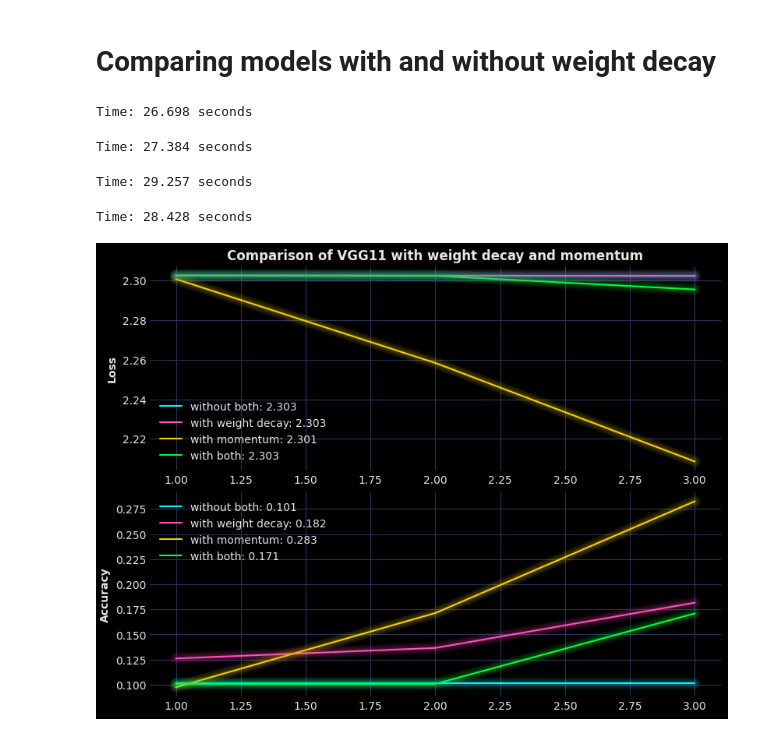
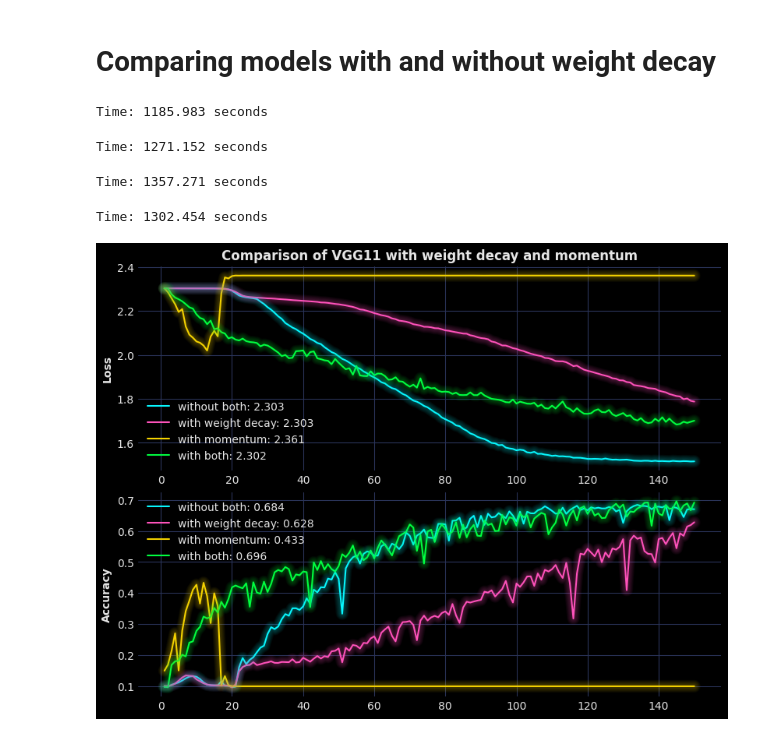
Before and after one commit to Yolonek/MachineLearningApplications, a Jupyter notebook: 4.AdvancedCNN/4.1-AdvancedCNN.ipynb, the cells around one changed output. Cells and saved outputs as stored; diff of their text form; code cells hidden in the pictures.

```diff
--- a/4.AdvancedCNN/4.1-AdvancedCNN.ipynb
+++ b/4.AdvancedCNN/4.1-AdvancedCNN.ipynb
@@ -23,8 +23,8 @@ class LearningParameters:
     cpu_count: int = os.cpu_count()
     learning_rate: float = 0.05
     momentum: float = 0.9
-    weight_decay: float = 0.001
-    epochs: int = 3
+    weight_decay: float = 0.0001
+    epochs: int = 150
     device: torch.device = torch.device(
         'cuda' if torch.cuda.is_available() else 'cpu')
     dropout: float = 0.3
@@ -95,7 +95,7 @@ plot_random_images(train_data, (7, 7), classes)
 # %%
 class ModularVGG(nn.Module):
     """
-    VGG model that can be extended freely
+    VGG model that can be arbitrary extended
     """
     def __init__(self, input_layer_size: int, num_of_classes: int, image_size: int, config: Dict):
         super(ModularVGG, self).__init__()
@@ -265,7 +265,7 @@ def plot_loss_and_accuracy(title, epochs, loss_dict, accuracy_dict, file):
         figure, axes = plt.subplots(2, 1, layout='constrained', figsize=(8, 6))
         x_axis = range(1, epochs + 1)
         for loss_type, loss in loss_dict.items():
-            axes[0].plot(x_axis, loss, label=f'{loss_type}: {max(loss):.3f}')
+            axes[0].plot(x_axis, loss, label=f'{loss_type}: {min(loss):.3f}')
         axes[0].set(ylabel='Loss', title=title)
         axes[0].legend()
         enhance_plot(figure, axes[0], glow=True)
@@ -346,9 +346,9 @@ Normalizing images leads to faster training and higher saturation accuracy
 # Comparing models with and without weight decay
 # %%
 config = {'without both': (0, 0),
-          'with weight decay': (0.001, 0),
-          'with momentum': (0, 0.9),
-          'with both': (0.001, 0.9)}
+          'with weight decay': (PARAMS.weight_decay, 0),
+          'with momentum': (0, PARAMS.momentum),
+          'with both': (PARAMS.weight_decay, PARAMS.momentum)}
 loss_dict = {}
 acc_dict = {}
 _, _, train_dataloader, test_dataloader = load_dataset(
@@ -380,12 +380,12 @@ for key, (weight_decay, momentum) in config.items():
     train_time = timer() - train_time_start
     print(f'Time: {train_time:.3f} seconds')
 # %% [output]
-Time: 26.698 seconds
+Time: 1185.983 seconds
-Time: 27.384 seconds
+Time: 1271.152 seconds
-Time: 29.257 seconds
+Time: 1357.271 seconds
-Time: 28.428 seconds
+Time: 1302.454 seconds
 # %%
 title = 'Comparison of VGG11 with weight decay and momentum'
-plot_loss_and_accuracy(title, PARAMS.epochs, loss_dict, acc_dict, 'plot2');
+plot_loss_and_accuracy(title, PARAMS.epochs, loss_dict, acc_dict, 'Regularization');
 # %% [output]
-[figure, old version]
+[figure, new version]
```
Also changed, not shown: parts of 5 cells of this notebook, 6 other files.
